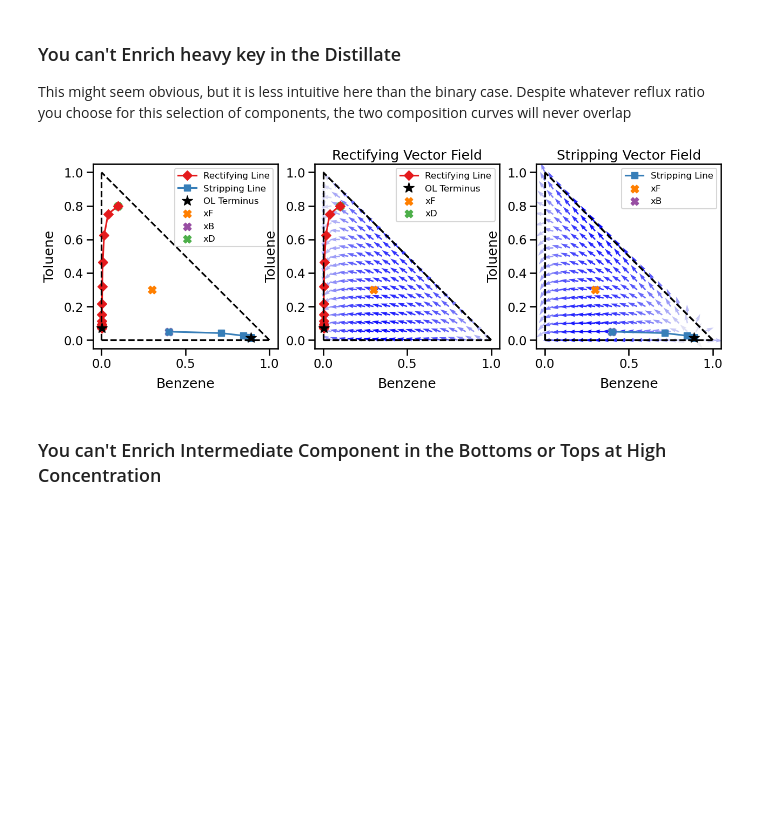
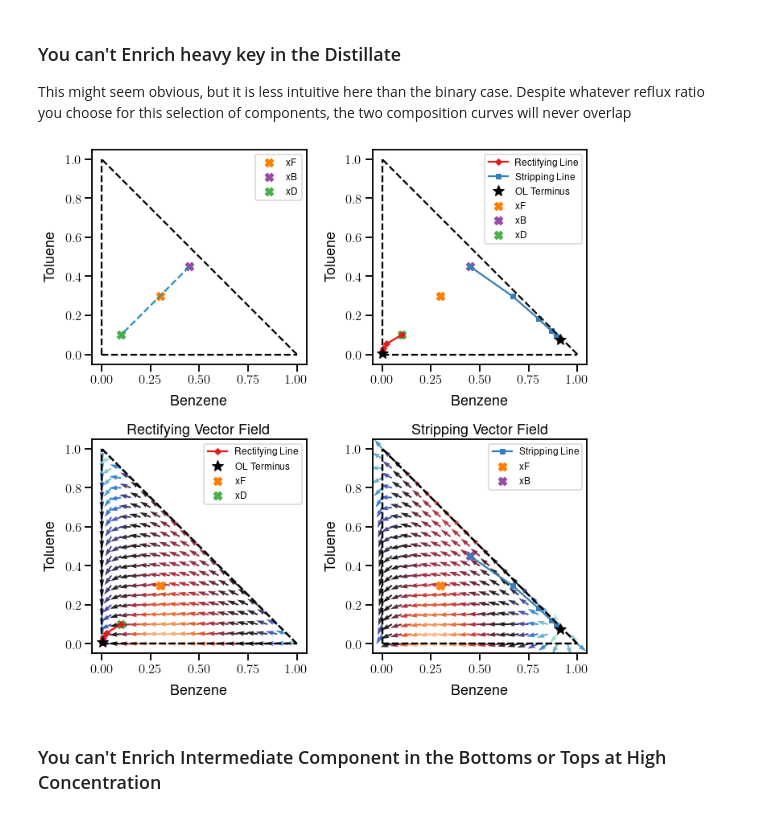
Before and after one commit to dayakaran/Ext_Distill_Sim, a Jupyter notebook: Example2.ipynb, the cells around one changed output. Drawn from its saved outputs; the diff is of its cells as text; code cells hidden in the pictures; blank space fills up the shorter version.

Commit message:
Cleanup of residue curves

```diff
--- a/Example2.ipynb
+++ b/Example2.ipynb
@@ -61,12 +61,14 @@ reflux_ex_oplines   = Output()
 # %% [markdown]
 *Define plot functions*
 # %%
-def plot_mb(dist_model):
+def plot_mb(dist_model,ax = None):
 
-    fig, ax = plt.subplots(figsize= (6,5))
+    if ax is None:
+        fig, ax = plt.subplots(figsize= (6,5))
     dist_model.plot_mb(ax)
-    plt.tight_layout()
-    plt.show()
+    if ax is None:
+        plt.tight_layout()
+        plt.show()
 
 def reflux_ex_plot_rect_strip(dist_model, rcm, R):
 
@@ -188,26 +188,31 @@ Not all target distillate / bottoms compositions are possible or practical for o
 
 This might seem obvious, but it is less intuitive here than the binary case. Despite whatever reflux ratio you choose for this selection of components, the two composition curves will never overlap
 # %%
-fig, ax = plt.subplots(1,3,figsize= (15,5)) ##CHECK MASS BALANCE
+fig, ax = plt.subplots(2,2,figsize= (10,10)) ##CHECK MASS BALANCE
 #Impossible case (dist)
+
 distillation_model.set_xF(np.array([0.3, 0.3, 0.4]))
-distillation_model.set_xB(np.array([0.4, 0.05, 0.55]))
-distillation_model.set_xD(np.array([0.1, 0.8, 0.1]))
+distillation_model.set_xB(np.array([0.45, 0.45, 0.1]))
+distillation_model.set_xD(np.array([0.1, 0.1, 0.8]))
 
 # Change the value of reflux ratio
 distillation_model.set_r(10)
 
-distillation_model.plot_rect_strip_comp(ax[0])
-rcm.plot_vector_field_rect(ax[1]); rcm.plot_vector_field_strip(ax[2])
+plot_mb(distillation_model, ax[0,0])
+distillation_model.plot_rect_strip_comp(ax[0,1])
+rcm.plot_vector_field_rect(ax[1,0]); rcm.plot_vector_field_strip(ax[1,1])
 
 # Uncomment these two lines to show the vector field
-distillation_model.plot_rect_comp(ax[1])
-distillation_model.plot_strip_comp(ax[2])
+distillation_model.plot_rect_comp(ax[1,0])
+distillation_model.plot_strip_comp(ax[1,1])
 
-for i in ax:
+for i in ax.flatten():
     i.set_aspect('equal')
+
+plt.tight_layout()
+plt.show()
 # %% [output]
-[figure, old version]
+[figure, new version]
 # %% [markdown]
 ### You can't Enrich Intermediate Component in the Bottoms or Tops at High Concentration
 # %%
```
Also changed, not shown: parts of 5 cells of this notebook, 3 other files.
